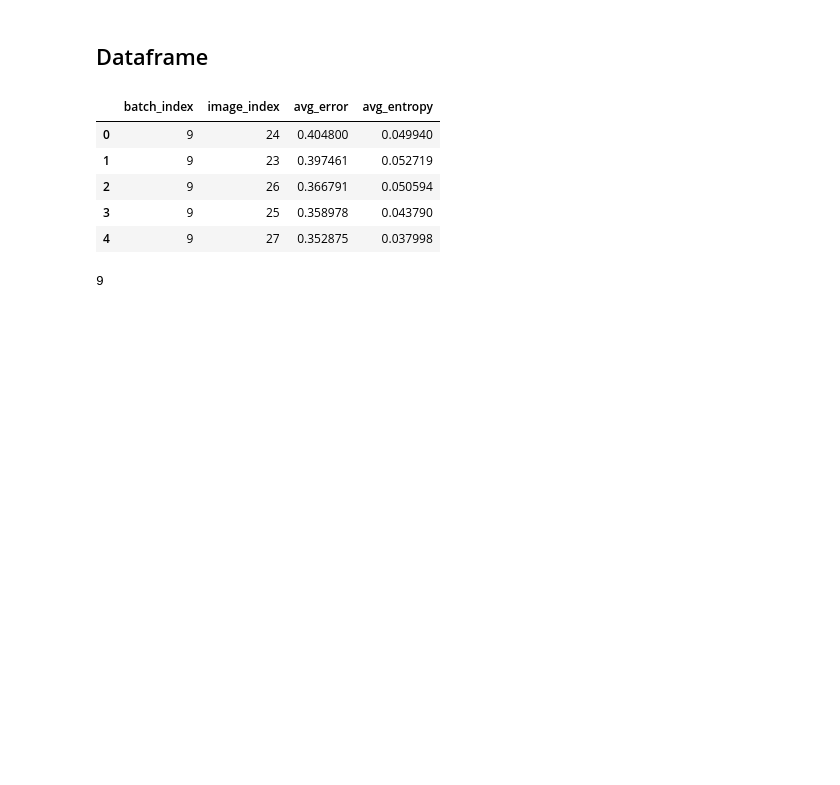
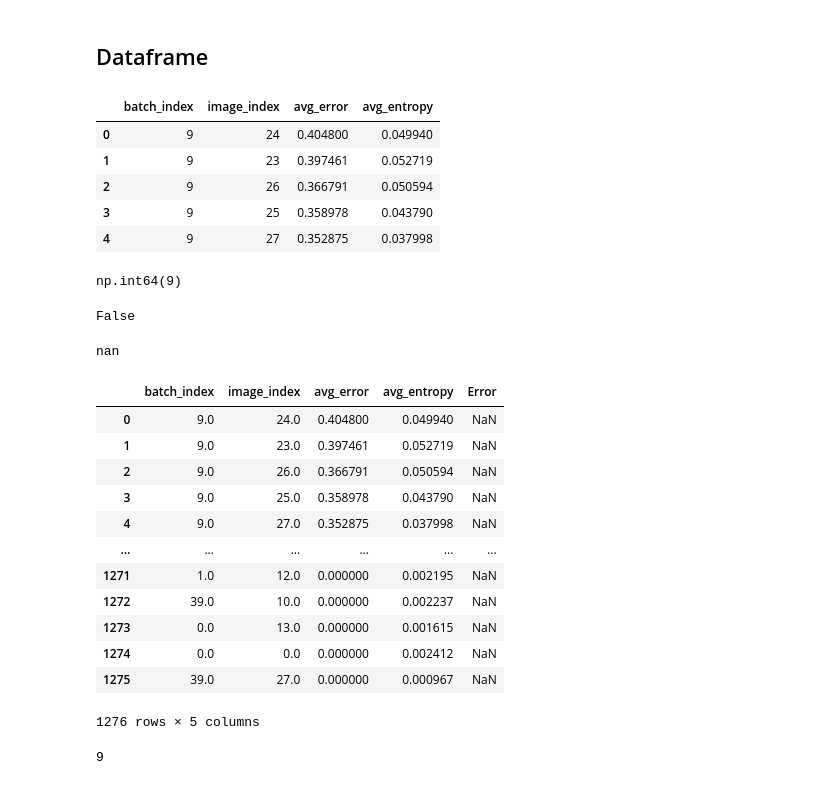
Before and after one commit to youssefshawki9/uncertainty-interactive-visualization, a Jupyter notebook: notebooks/draft.ipynb, the cells around one changed output. Saved outputs shown, nothing was run; the diff lists cells and outputs as text; code cells hidden in the pictures; blank space fills up the shorter version.

```diff
--- a/notebooks/draft.ipynb
+++ b/notebooks/draft.ipynb
@@ -114,6 +116,43 @@ df.head()
 | 2 | 9 | 26 | 0.366791 | 0.050594 |
 | 3 | 9 | 25 | 0.358978 | 0.043790 |
 | 4 | 9 | 27 | 0.352875 | 0.037998 |
+# %%
+df_2 = pd.DataFrame()
+df_2['Error'] = None
+
+
+df.iloc[0, 0]
+# %% [output]
+np.int64(9)
+# %%
+df = pd.concat([df_2, df], axis=1)
+# %%
+
+
+# Check for NaN values
+bool(df.iloc[0].isna()['image_index'])
+# %% [output]
+False
+# %%
+df['Error'][2]
+# %% [output]
+nan
+# %%
+pd.concat([df, df_2], ignore_index=True)
+# %% [output]
+|  | batch_index | image_index | avg_error | avg_entropy | Error |
+| 0 | 9.0 | 24.0 | 0.404800 | 0.049940 | NaN |
+| 1 | 9.0 | 23.0 | 0.397461 | 0.052719 | NaN |
+| 2 | 9.0 | 26.0 | 0.366791 | 0.050594 | NaN |
+| 3 | 9.0 | 25.0 | 0.358978 | 0.043790 | NaN |
+| 4 | 9.0 | 27.0 | 0.352875 | 0.037998 | NaN |
+| ... | ... | ... | ... | ... | ... |
+| 1271 | 1.0 | 12.0 | 0.000000 | 0.002195 | NaN |
+| 1272 | 39.0 | 10.0 | 0.000000 | 0.002237 | NaN |
+| 1273 | 0.0 | 13.0 | 0.000000 | 0.001615 | NaN |
+| 1274 | 0.0 | 0.0 | 0.000000 | 0.002412 | NaN |
+| 1275 | 39.0 | 27.0 | 0.000000 | 0.000967 | NaN |
+1276 rows × 5 columns
 # %%
 int(df.iloc[0]['batch_index'])
 # %% [output]
```
Also changed, not shown: parts of 4 cells of this notebook, 2 other files.
